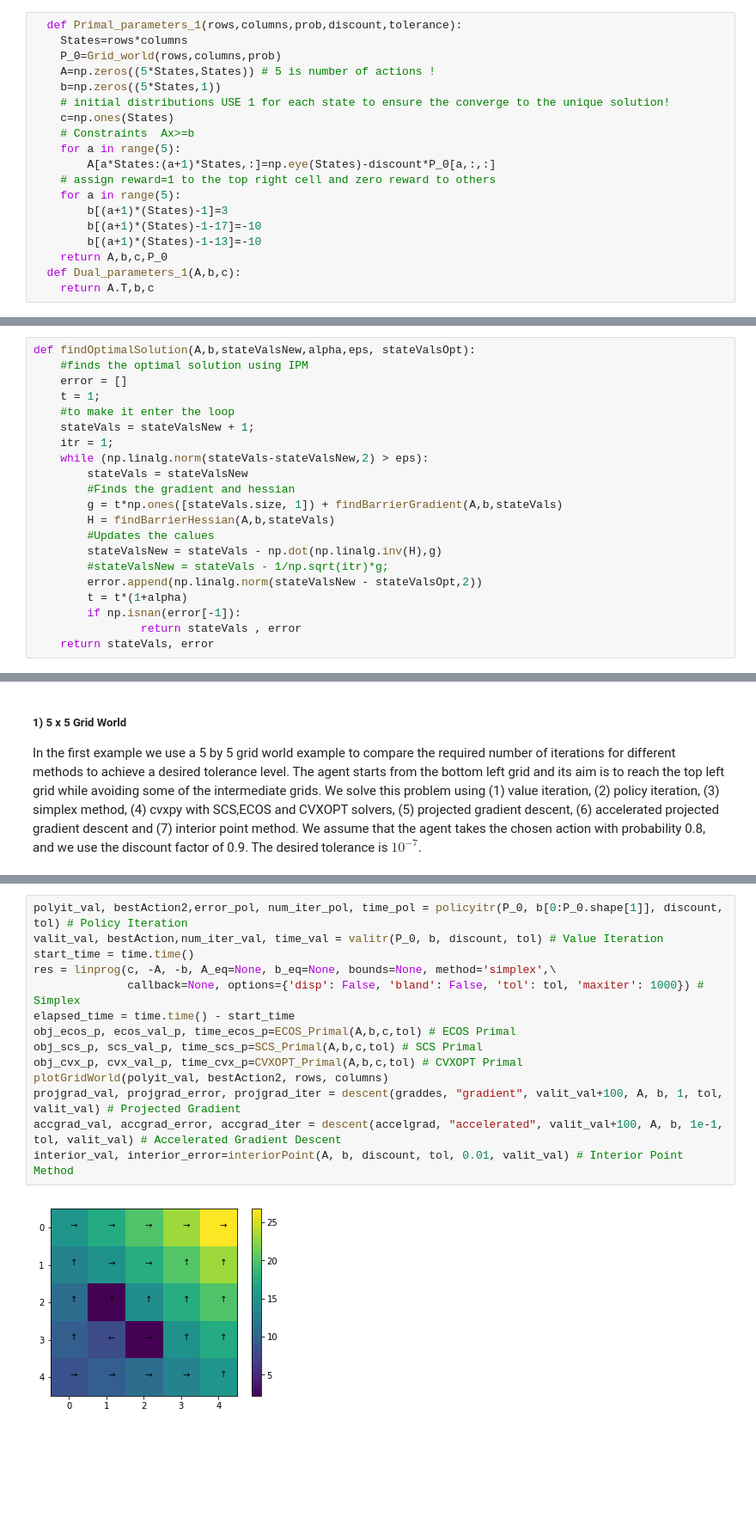
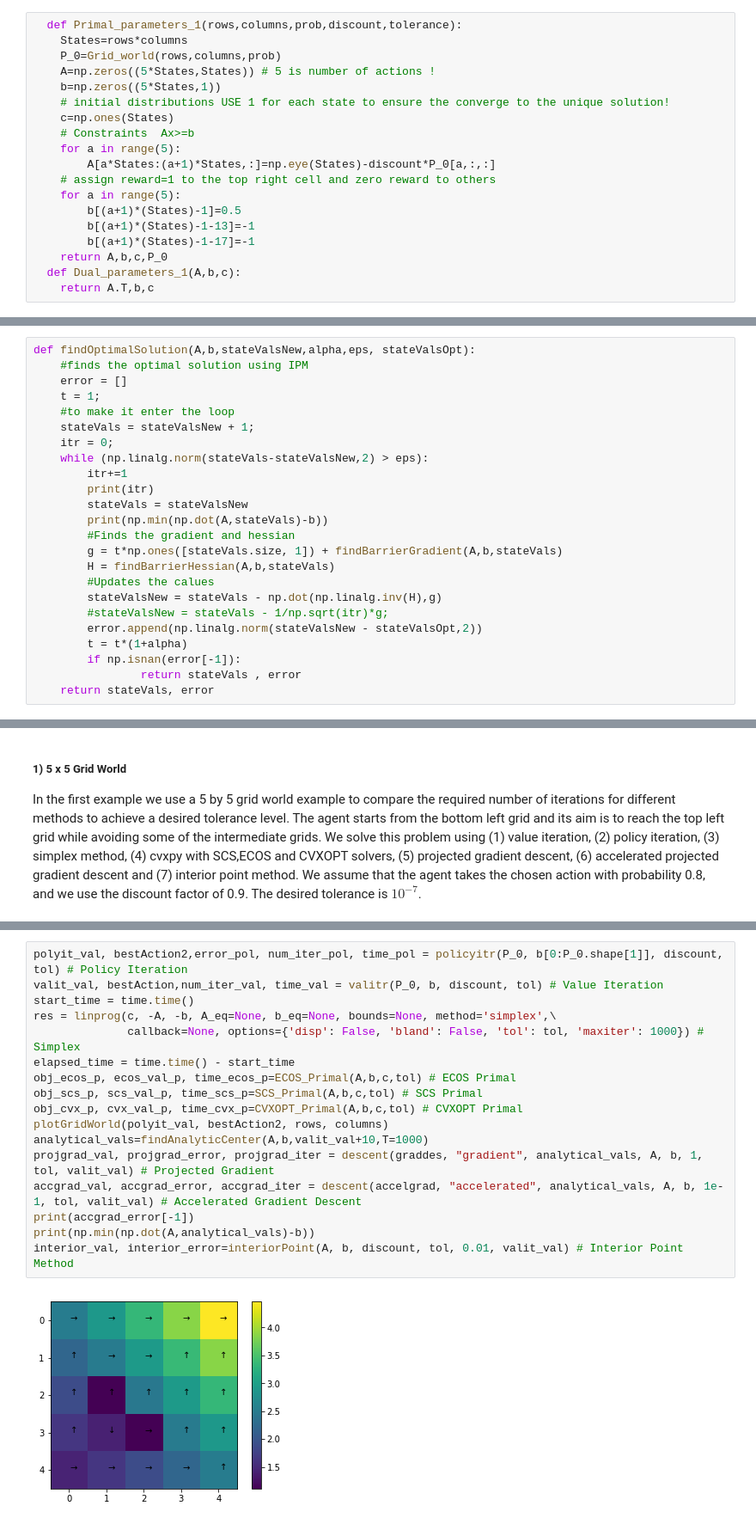
Before and after one commit to akhshah/cvxproj, a Jupyter notebook: GridWorld.ipynb, the cells around one changed output, grey strips where cells are left out. Shown at 86% size. Saved outputs shown, nothing was run; the diff lists cells and outputs as text; blank space fills up the shorter version.

```diff
--- a/GridWorld.ipynb
+++ b/GridWorld.ipynb
@@ -396,9 +396,9 @@ def Grid_world(Row,Col,Prob):
         A[a*States:(a+1)*States,:]=np.eye(States)-discount*P_0[a,:,:]
     # assign reward=1 to the top right cell and zero reward to others
     for a in range(5):
-        b[(a+1)*(States)-1]=3
-        b[(a+1)*(States)-1-17]=-10
-        b[(a+1)*(States)-1-13]=-10
+        b[(a+1)*(States)-1]=0.5
+        b[(a+1)*(States)-1-13]=-1
+        b[(a+1)*(States)-1-17]=-1
     return A,b,c,P_0
   def Dual_parameters_1(A,b,c):
     return A.T,b,c
@@ -687,9 +687,12 @@ def findOptimalSolution(A,b,stateValsNew,alpha,eps, stateValsOpt):
     t = 1;
     #to make it enter the loop
     stateVals = stateValsNew + 1;
-    itr = 1;
+    itr = 0;
     while (np.linalg.norm(stateVals-stateValsNew,2) > eps):
+        itr+=1
+        print(itr)
         stateVals = stateValsNew
+        print(np.min(np.dot(A,stateVals)-b))
         #Finds the gradient and hessian
         g = t*np.ones([stateVals.size, 1]) + findBarrierGradient(A,b,stateVals)
         H = findBarrierHessian(A,b,stateVals)
@@ -751,16 +754,19 @@ Grid_Map(b[0:P_0.shape[1]], rows, columns)
 # %%
 polyit_val, bestAction2,error_pol, num_iter_pol, time_pol = policyitr(P_0, b[0:P_0.shape[1]], discount, tol) # Policy Iteration
 valit_val, bestAction,num_iter_val, time_val = valitr(P_0, b, discount, tol) # Value Iteration
 start_time = time.time()
 res = linprog(c, -A, -b, A_eq=None, b_eq=None, bounds=None, method='simplex',\
               callback=None, options={'disp': False, 'bland': False, 'tol': tol, 'maxiter': 1000}) # Simplex
 elapsed_time = time.time() - start_time
 obj_ecos_p, ecos_val_p, time_ecos_p=ECOS_Primal(A,b,c,tol) # ECOS Primal
 obj_scs_p, scs_val_p, time_scs_p=SCS_Primal(A,b,c,tol) # SCS Primal
 obj_cvx_p, cvx_val_p, time_cvx_p=CVXOPT_Primal(A,b,c,tol) # CVXOPT Primal
 plotGridWorld(polyit_val, bestAction2, rows, columns)
-projgrad_val, projgrad_error, projgrad_iter = descent(graddes, "gradient", valit_val+100, A, b, 1, tol, valit_val) # Projected Gradient
-accgrad_val, accgrad_error, accgrad_iter = descent(accelgrad, "accelerated", valit_val+100, A, b, 1e-1, tol, valit_val) # Accelerated Gradient Descent
+analytical_vals=findAnalyticCenter(A,b,valit_val+10,T=1000)
+projgrad_val, projgrad_error, projgrad_iter = descent(graddes, "gradient", analytical_vals, A, b, 1, tol, valit_val) # Projected Gradient
+accgrad_val, accgrad_error, accgrad_iter = descent(accelgrad, "accelerated", analytical_vals, A, b, 1e-1, tol, valit_val) # Accelerated Gradient Descent
+print(accgrad_error[-1])
+print(np.min(np.dot(A,analytical_vals)-b))
 interior_val, interior_error=interiorPoint(A, b, discount, tol, 0.01, valit_val) # Interior Point Method
 # %% [output]
-[figure, old version]
+[figure, new version]
```
Also changed, not shown: parts of 3 cells of this notebook.
